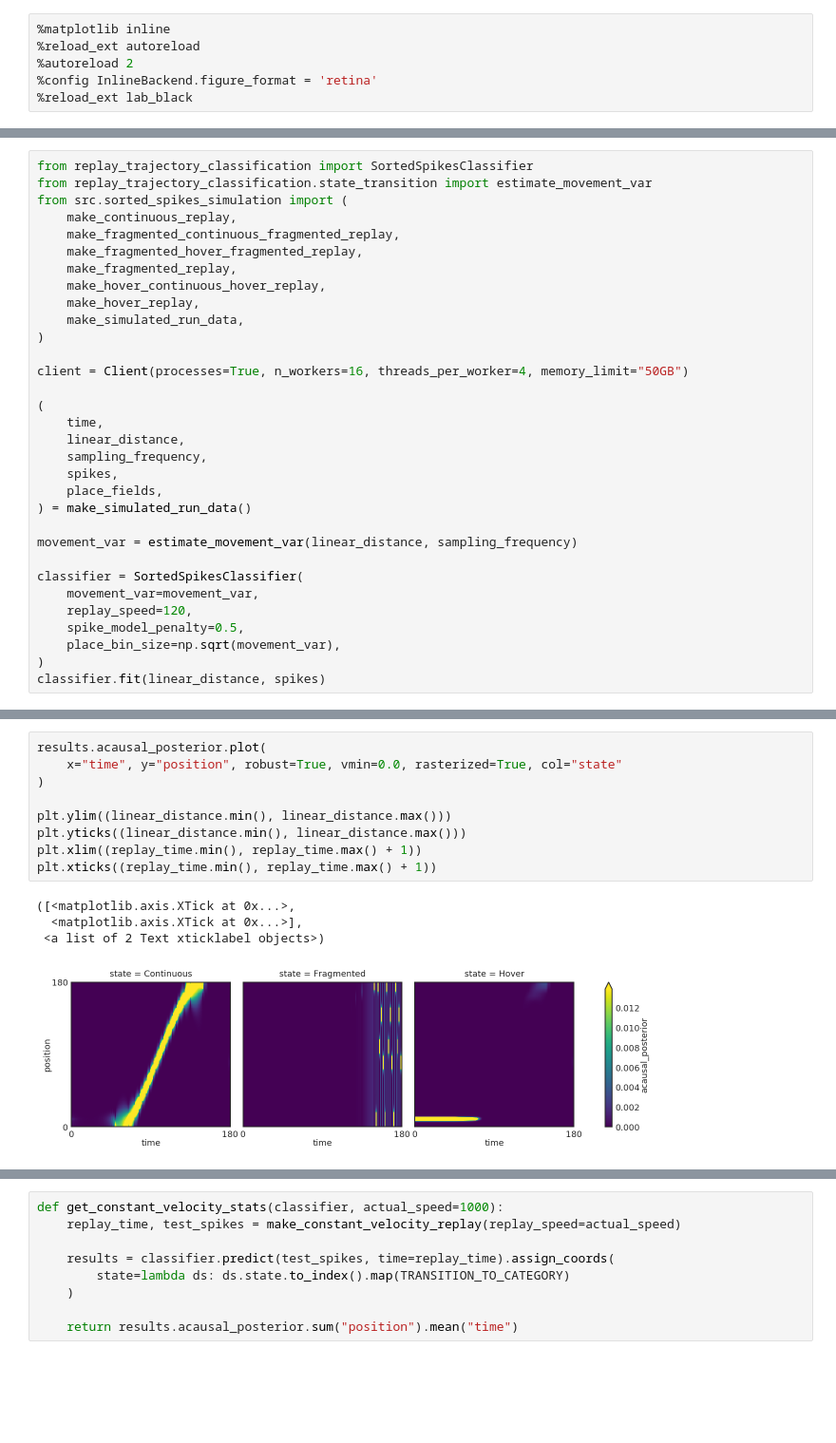
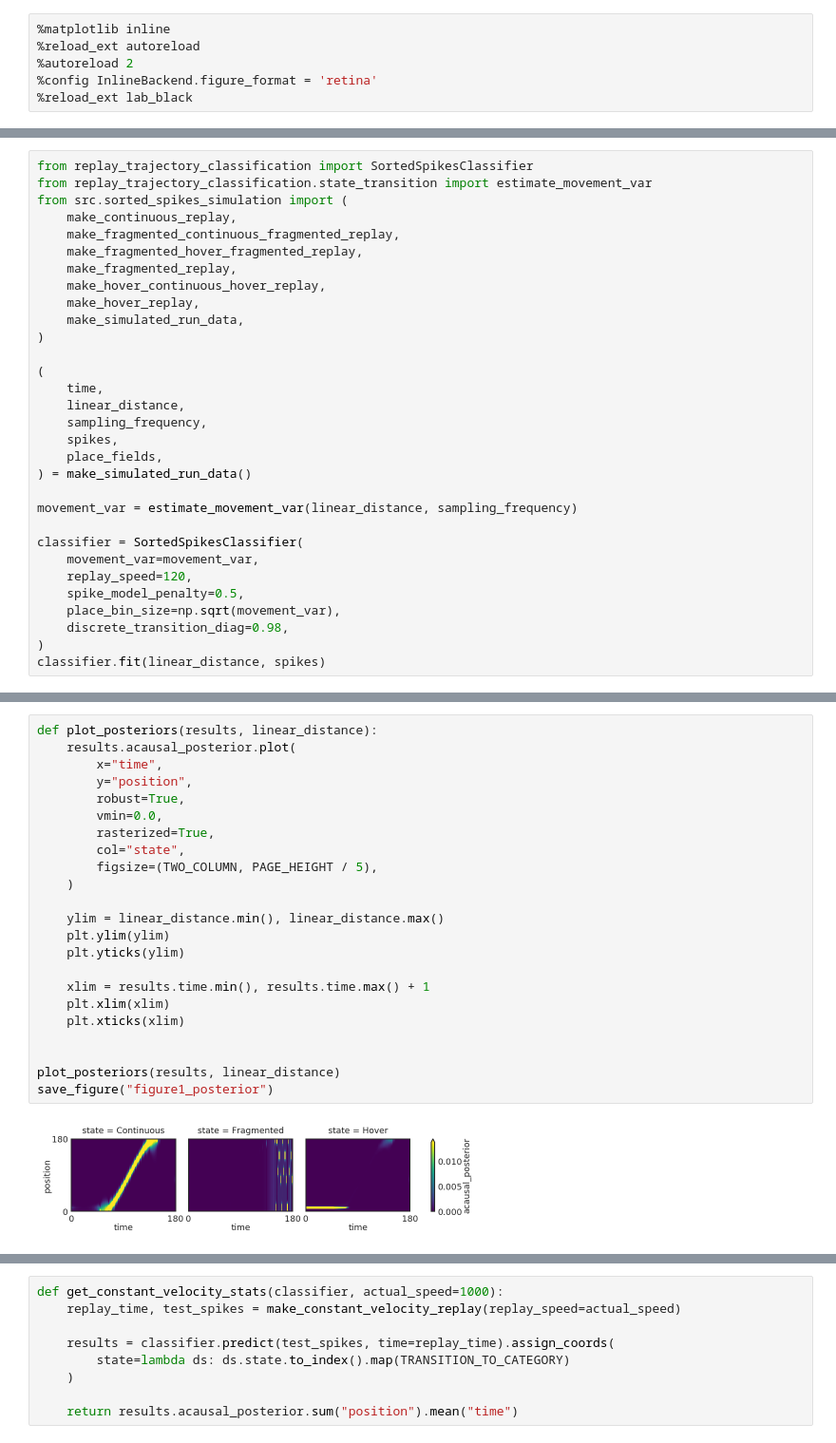
Before and after one commit to Eden-Kramer-Lab/replay_trajectory_paper, a Jupyter notebook: notebooks/Figure1.ipynb, the cells around one changed output, grey strips where cells are left out. Shown at 95% size. Cells and saved outputs as stored; diff of their text form; blank space fills up the shorter version.

```diff
--- a/notebooks/Figure1.ipynb
+++ b/notebooks/Figure1.ipynb
@@ -37,8 +38,6 @@ from src.sorted_spikes_simulation import (
     make_hover_replay,
     make_simulated_run_data,
 )
-
-client = Client(processes=True, n_workers=16, threads_per_worker=4, memory_limit="50GB")
 
 (
     time,
@@ -55,6 +54,7 @@ classifier = SortedSpikesClassifier(
     replay_speed=120,
     spike_model_penalty=0.5,
     place_bin_size=np.sqrt(movement_var),
+    discrete_transition_diag=0.98,
 )
 classifier.fit(linear_distance, spikes)
 # %% [output]
@@ -173,15 +254,26 @@ sns.despine()
 # %%
-results.acausal_posterior.plot(
-    x="time", y="position", robust=True, vmin=0.0, rasterized=True, col="state"
-)
+def plot_posteriors(results, linear_distance):
+    results.acausal_posterior.plot(
+        x="time",
+        y="position",
+        robust=True,
+        vmin=0.0,
+        rasterized=True,
+        col="state",
+        figsize=(TWO_COLUMN, PAGE_HEIGHT / 5),
+    )
 
-plt.ylim((linear_distance.min(), linear_distance.max()))
-plt.yticks((linear_distance.min(), linear_distance.max()))
-plt.xlim((replay_time.min(), replay_time.max() + 1))
-plt.xticks((replay_time.min(), replay_time.max() + 1))
+    ylim = linear_distance.min(), linear_distance.max()
+    plt.ylim(ylim)
+    plt.yticks(ylim)
+
+    xlim = results.time.min(), results.time.max() + 1
+    plt.xlim(xlim)
+    plt.xticks(xlim)
+
+
+plot_posteriors(results, linear_distance)
+save_figure("figure1_posterior")
 # %% [output]
-([<matplotlib.axis.XTick at 0x...>,
-  <matplotlib.axis.XTick at 0x...>],
- <a list of 2 Text xticklabel objects>)
-[figure, old version]
+[figure, new version]
 # %%
```
Also changed, not shown: parts of 22 cells of this notebook, 1 other file.
